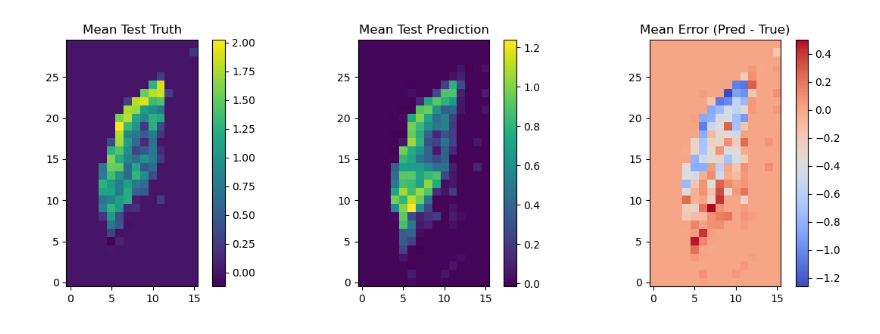
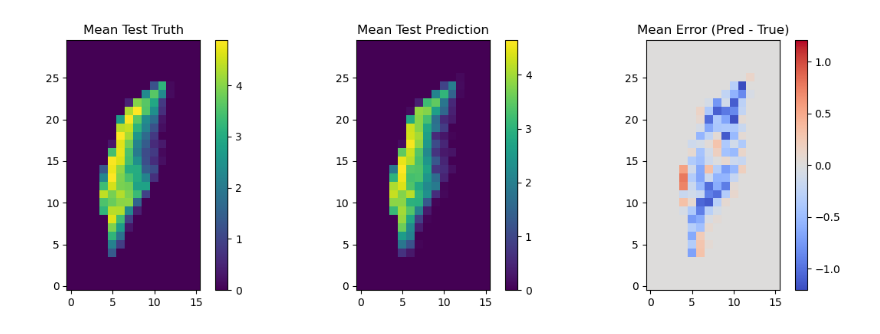
Before and after one commit to rubarriuso/TFM, a Jupyter notebook: modelado/simple_ml_regression.ipynb, the cells around one changed output. Drawn from its saved outputs; the diff is of its cells as text; code cells hidden in the pictures.

Commit message:
Mas metricas

```diff
--- a/modelado/simple_ml_regression.ipynb
+++ b/modelado/simple_ml_regression.ipynb
@@ -21,7 +28,7 @@ min_lon, min_lat, max_lon, max_lat =[-61.0, -47.5, -60.0, -44.875]
 # min_lon_global, min_lat_global, max_lon_gloabl, max_lat_global = [-69.61, -60., -50., -32.45] #bbox of our study
 min_time, max_time = pd.to_datetime("2013-01-01"), pd.to_datetime("2023-12-31")
 
-fishing_ds = xr.open_dataset(f"../data/processed/targets/cpue_{target_res}.nc").sel(FAOspp="SQA")
+fishing_ds = xr.open_dataset(f"../data/processed/targets/cpue_{target_res}.nc").sel(FAOspp="HKP")
 fishing = fishing_ds["cpue_index"]
 fishing = fishing.fillna(0)
 
@@ -696,81 +620,5 @@ model = KNeighborsRegressor(n_neighbors=10, weights='distance', n_jobs=-1)
 model.fit(X_train_ml, y_train_ml)
 
 y_pred_flat = model.predict(X_test_ml)
-# Filter arrays to only include valid pixels
-y_test_masked = y_test_ml[mask_flat]
-y_pred_masked = y_pred_flat[mask_flat]
-
-
-rmse = np.sqrt(mean_squared_error(y_test_masked, y_pred_masked))
-mae = mean_absolute_error(y_test_masked, y_pred_masked)
-r2 = r2_score(y_test_masked, y_pred_masked)
-pearson_corr = pearsonr(y_test_masked, y_pred_masked)[0]
-
-print("RMSE:", rmse)
-print("MAE:", mae)
-print("R2:", r2)
-print("Pearson's R:", pearson_corr)
-
-
-# --- 2. Spatial SSIM over Mask ---
-H_out, W_out = y_train.shape[1], y_train.shape[2]
-y_pred = y_pred_flat.reshape(-1, H_out, W_out)
-
-mask_spatial = m_true.astype(bool)
-
-# Calculate data range ONLY over the valid mask pixels
-data_range = y_true[mask_spatial].max() - y_true[mask_spatial].min()
-
-ssim_scores = []
-N_samples = y_true.shape[0]
-
-for i in range(N_samples):
-    # Pass full=True to get the pixel-by-pixel SSIM map
-    _, ssim_map = ssim(
-        y_true[i],
-        y_pred[i],
-        data_range=data_range,
-        win_size=5,
-        full=True
-    )
-
-    # Extract only the SSIM values that fall inside the mask for this specific timestep
-    valid_ssim_pixels = ssim_map[mask_spatial[i]]
-
-    if len(valid_ssim_pixels) > 0:
-        ssim_scores.append(np.mean(valid_ssim_pixels))
-
-mean_ssim = np.mean(ssim_scores)
-print(f"Mean Masked SSIM: {mean_ssim:.4f}\n")
-
-
-# --- 3. Masked Plotting ---
-y_pred_mean = np.mean(y_pred, axis=0)   # shape (H, W)
-y_true_mean = np.mean(y_true, axis=0)   # shape (H, W)
-
-plt.figure(figsize=(12, 4))
-
-ax1 = plt.subplot(1, 3, 1)
-plt.title("Mean Test Truth")
-# Using set_bad to optionally color NaNs a specific background color, or leave them blank
-plt.imshow(y_true_mean, cmap='viridis')
-plt.colorbar()
-ax1.invert_yaxis()
-
-ax2 = plt.subplot(1, 3, 2)
-plt.title("Mean Test Prediction")
-plt.imshow(y_pred_mean, cmap='viridis')
-plt.colorbar()
-ax2.invert_yaxis()
-
-error=y_pred_mean - y_true_mean
-ax3 = plt.subplot(1, 3, 3)
-plt.title("Mean Error (Pred - True)")
-# Using a diverging colormap (like bwr or coolwarm) is best for errors centered on 0
-plt.imshow(error, cmap='coolwarm')
-plt.colorbar()
-ax3.invert_yaxis()
-
-plt.tight_layout()
-plt.show()
+compute_metrics(y_test_ml, y_pred_flat, y_true, m_true)
 # %% [output]
@@ -782 +642 @@ Mean Masked SSIM: 0.3791
-[figure, old version]
+[figure, new version]
```
Also changed, not shown: parts of 9 cells of this notebook, 7 other files.
